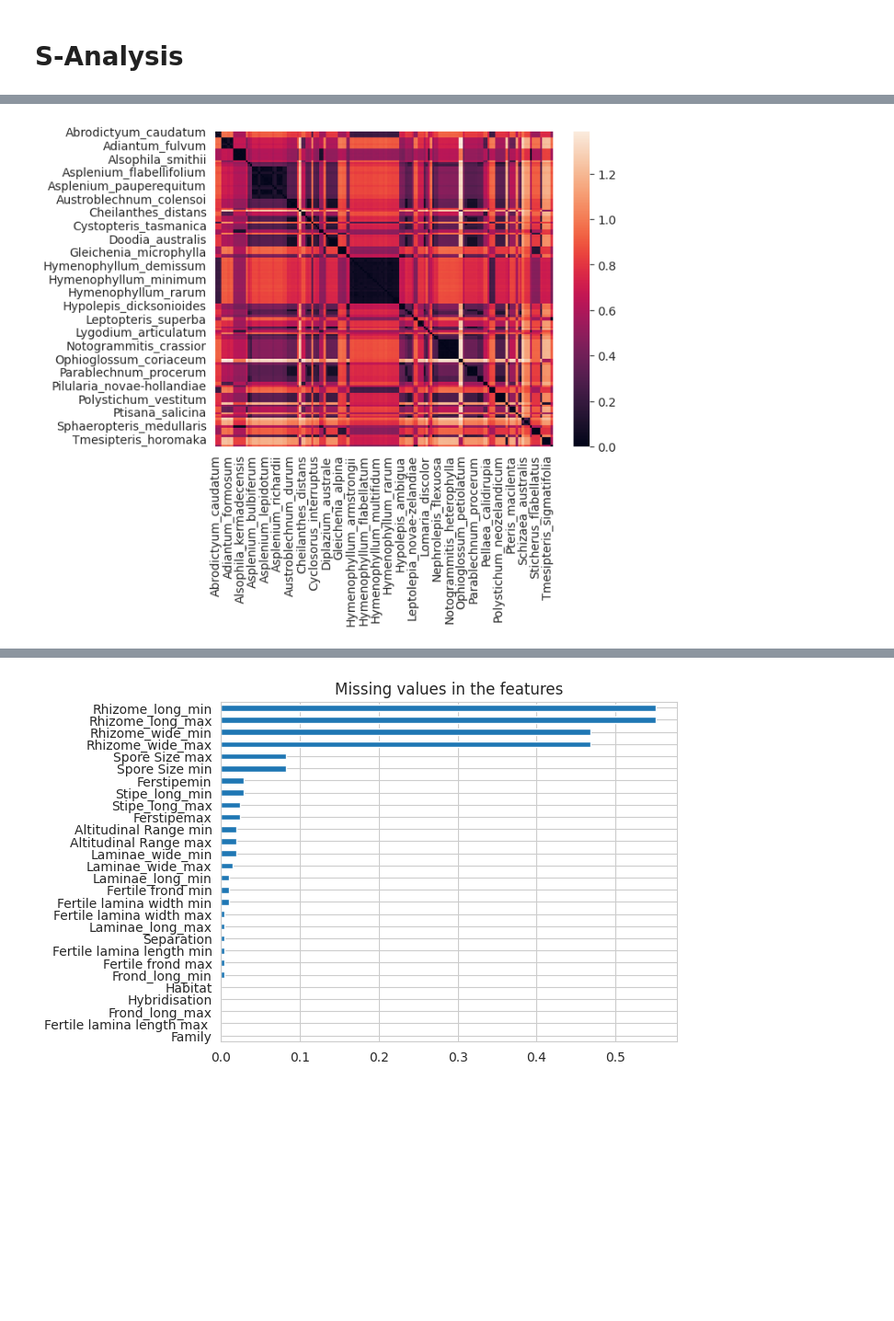
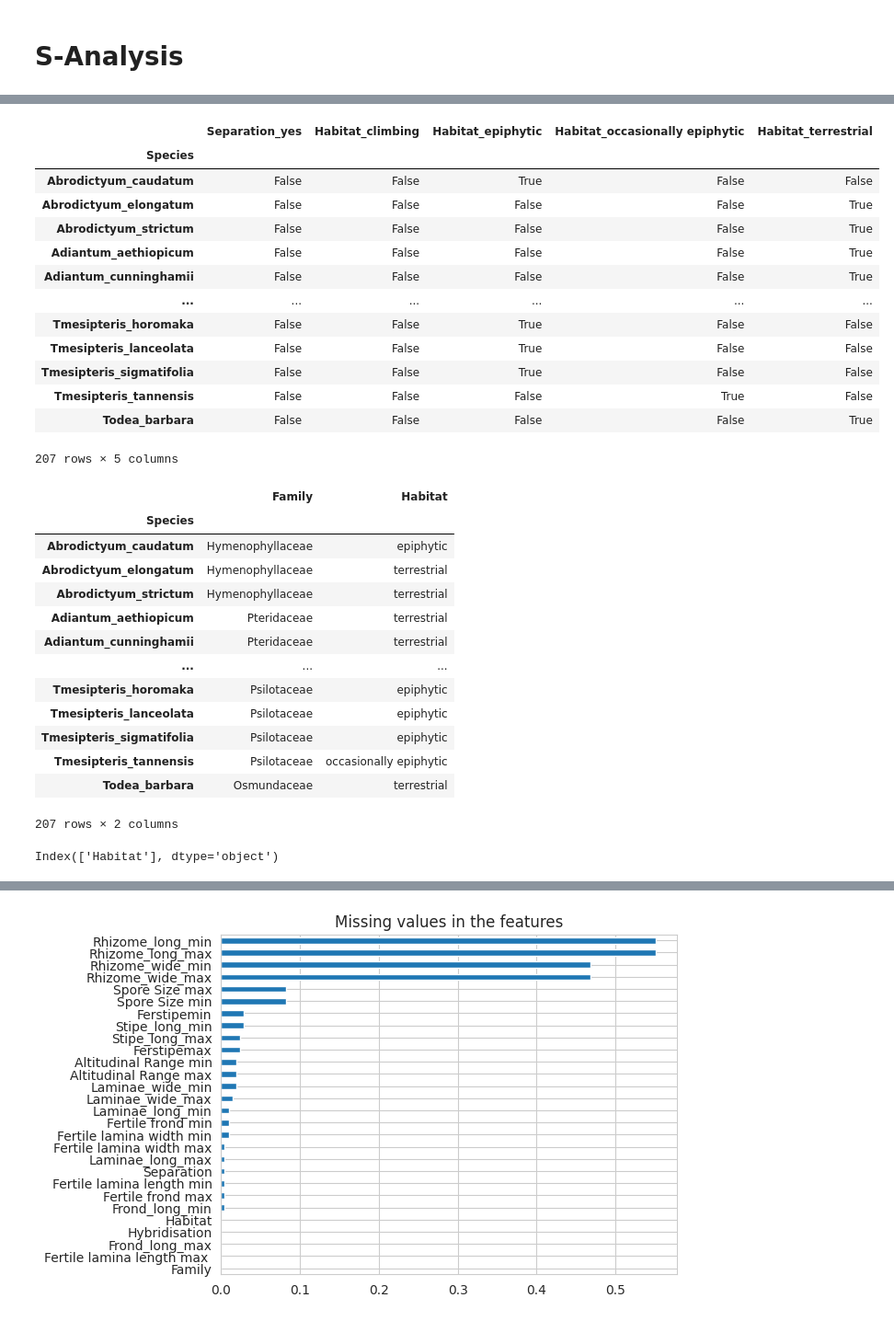
Before and after one commit to simone7monaco/newzeland-plants, a Jupyter notebook: Felci/extractor.ipynb, the cells around one changed output, grey strips where cells are left out. Shown: that part at 92% size. Cells and saved outputs as stored; diff of their text form; code cells hidden in the pictures; blank space fills up the shorter version.

```diff
--- a/Felci/extractor.ipynb
+++ b/Felci/extractor.ipynb
@@ -428,3 +450,20 @@ Name: count, dtype: int64
+# %%
+fern_dataset.select_dtypes(include='bool')
+# %% [output]
+|  | Separation_yes | Habitat_climbing | Habitat_epiphytic | Habitat_occasionally epiphytic | Habitat_terrestrial |
+| Species |  |  |  |  |  |
+| Abrodictyum_caudatum | False | False | True | False | False |
+| Abrodictyum_elongatum | False | False | False | False | True |
+| Abrodictyum_strictum | False | False | False | False | True |
+| Adiantum_aethiopicum | False | False | False | False | True |
+| Adiantum_cunninghamii | False | False | False | False | True |
+| ... | ... | ... | ... | ... | ... |
+| Tmesipteris_horomaka | False | False | True | False | False |
+| Tmesipteris_lanceolata | False | False | True | False | False |
+| Tmesipteris_sigmatifolia | False | False | True | False | False |
+| Tmesipteris_tannensis | False | False | False | True | False |
+| Todea_barbara | False | False | False | False | True |
+207 rows × 5 columns
 # %%
 import numpy as np
 import pandas as pd
@@ -433,29 +472,54 @@ import seaborn as sns
 sns.set_style('whitegrid')
 
 fern_dataset = pd.read_excel('Simonny dataset final.xlsx')
-distance_matrix = pd.read_excel('distance_matrix.xlsx', index_col=0)
-
 fern_dataset.index = fern_dataset.Species.str.replace(' ', '_')
 fern_dataset = fern_dataset.drop(columns='Species')
 
-# for all species in fern_dataset which is actually a subspecies (Species_name_subs._subname), replace the corresponding row and column in the distance matrix (which only have the main species)
-# with as many row/columns as the number of subspecies
+num_cols = fern_dataset.select_dtypes(exclude='object').columns
+cat_cols = fern_dataset.select_dtypes(include='object').columns.drop('Family') # Family is the target / it is ignored
+fern_dataset = pd.get_dummies(fern_dataset, columns=cat_cols, drop_first=True)
 
-subspecies = [x for x in fern_dataset.index if 'subsp.' in x]
-for sub in subspecies:
-    main_species = sub.split('_subsp.')[0]
-    distance_matrix.loc[main_species] = distance_matrix.loc[main_species]
-    distance_matrix[main_species] = distance_matrix[main_species]
 
-# all subspecies have distance 0 from each other, then remove the rows and columns of the main species
-for ms in set([x.split('_subsp.')[0] for x in subspecies]):
-    distance_matrix = distance_matrix.drop(ms, axis=0).drop(ms, axis=1)
-    distance_matrix.loc[[i for i in distance_matrix.index if i.startswith(ms)], [i for i in distance_matrix.columns if i.startswith(ms)]] = 0
+# distance_matrix = pd.read_excel('distance_matrix.xlsx', index_col=0)
 
-available_species = fern_dataset.index.intersection(distance_matrix.index)
-# fern_dataset = fern_dataset.loc[available_species]
-distance_matrix = distance_matrix.loc[available_species, available_species]
+# # for all species in fern_dataset which is actually a subspecies (Species_name_subs._subname), replace the corresponding row and column in the distance matrix (which only have the main species)
+# # with as many row/columns as the number of subspecies
 
-g = sns.heatmap(distance_matrix)
+# subspecies = [x for x in fern_dataset.index if 'subsp.' in x]
+# for sub in subspecies:
+#     main_species = sub.split('_subsp.')[0]
+#     distance_matrix.loc[main_species] = distance_matrix.loc[main_species]
+#     distance_matrix[main_species] = distance_matrix[main_species]
+
+# # all subspecies have distance 0 from each other, then remove the rows and columns of the main species
+# for ms in set([x.split('_subsp.')[0] for x in subspecies]):
+#     distance_matrix = distance_matrix.drop(ms, axis=0).drop(ms, axis=1)
+#     distance_matrix.loc[[i for i in distance_matrix.index if i.startswith(ms)], [i for i in distance_matrix.columns if i.startswith(ms)]] = 0
+
+# available_species = fern_dataset.index.intersection(distance_matrix.index)
+# # fern_dataset = fern_dataset.loc[available_species]
+# distance_matrix = distance_matrix.loc[available_species, available_species]
+
+# g = sns.heatmap(distance_matrix)
-# %% [output]
-[figure, removed]
+# %%
+num_cols = fern_dataset.select_dtypes(exclude='object').columns
+fern_dataset[fern_dataset.columns.difference(num_cols)]
+# %% [output]
+|  | Family | Habitat |
+| Species |  |  |
+| Abrodictyum_caudatum | Hymenophyllaceae | epiphytic |
+| Abrodictyum_elongatum | Hymenophyllaceae | terrestrial |
+| Abrodictyum_strictum | Hymenophyllaceae | terrestrial |
+| Adiantum_aethiopicum | Pteridaceae | terrestrial |
+| Adiantum_cunninghamii | Pteridaceae | terrestrial |
+| ... | ... | ... |
+| Tmesipteris_horomaka | Psilotaceae | epiphytic |
+| Tmesipteris_lanceolata | Psilotaceae | epiphytic |
+| Tmesipteris_sigmatifolia | Psilotaceae | epiphytic |
+| Tmesipteris_tannensis | Psilotaceae | occasionally epiphytic |
+| Todea_barbara | Osmundaceae | terrestrial |
+207 rows × 2 columns
+# %%
+fern_dataset.select_dtypes(include='object').columns.difference(['Species', 'Family'])
+# %% [output]
+Index(['Habitat'], dtype='object')
```
Also changed, not shown: parts of 6 cells of this notebook, 2 other files.
